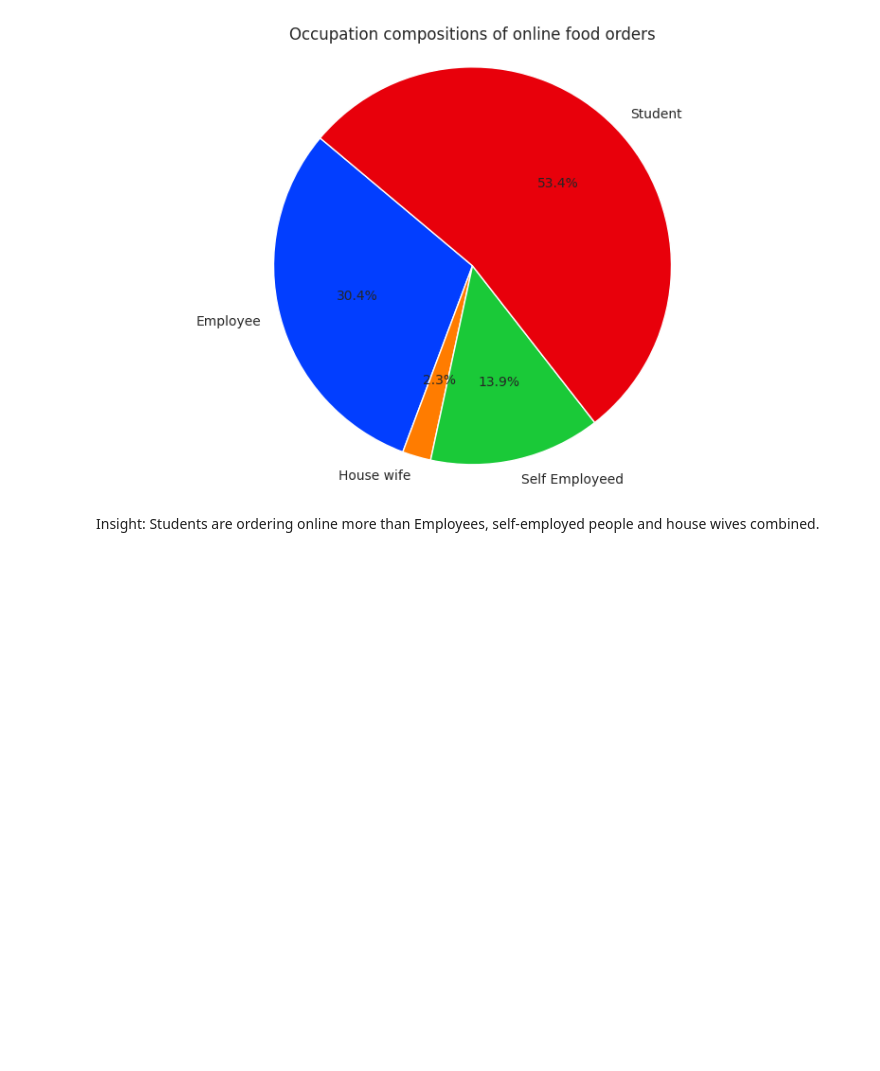
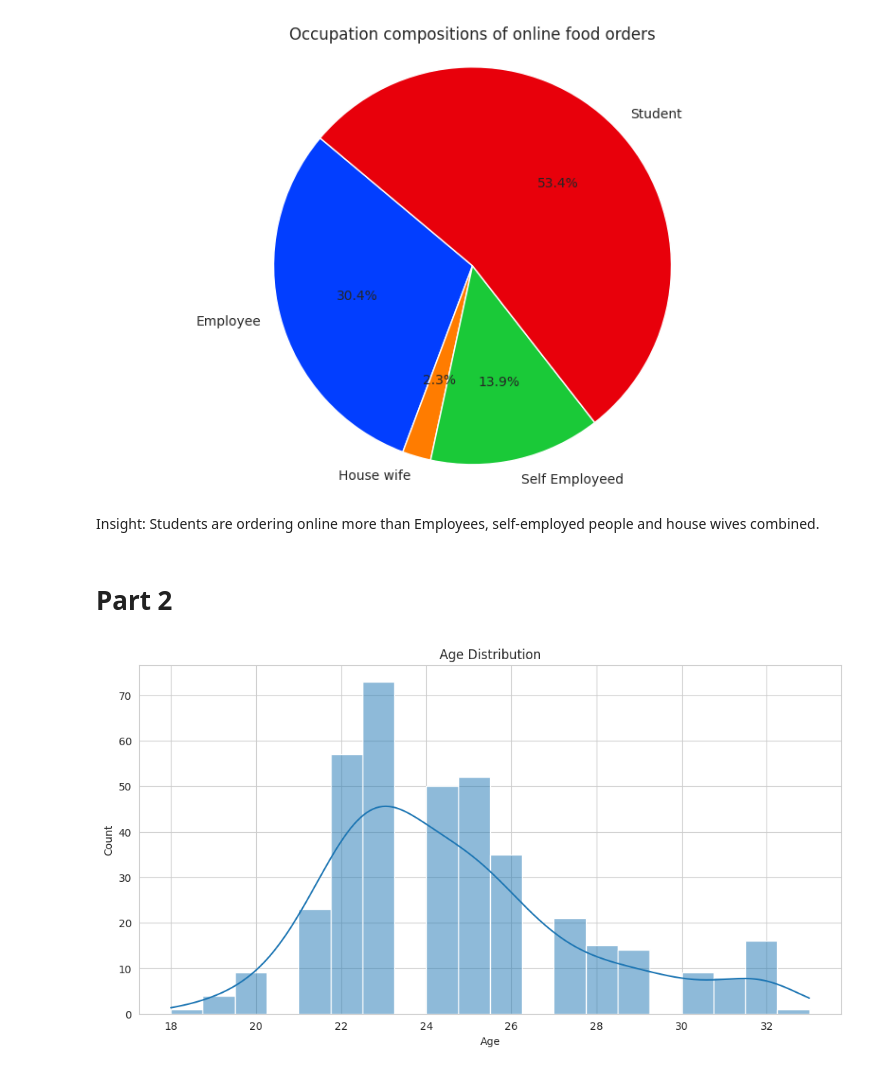
Before and after one commit to yommigold/NPower-Canada-JDA_Group_3, a Jupyter notebook: Group3_Online_Food.ipynb, the cells around one changed output. Cells and saved outputs as stored; diff of their text form; code cells hidden in the pictures; blank space fills up the shorter version.

```diff
--- a/Group3_Online_Food.ipynb
+++ b/Group3_Online_Food.ipynb
@@ -140,3 +203,16 @@ plt.show()
 [figure]
 # %% [markdown]
 Insight: Students are ordering online more than Employees, self-employed people and house wives combined.
+# %% [markdown]
+# **Part 2**
+# %%
+
+# Demographic Information Visualizations
+plt.figure(figsize=(12, 6))
+sns.histplot(food_data['Age'], bins=20, kde=True)
+plt.title('Age Distribution')
+plt.xlabel('Age')
+plt.ylabel('Count')
+plt.show()
+# %% [output]
+[figure, added]
```
Also changed, not shown: parts of 11 cells of this notebook.
